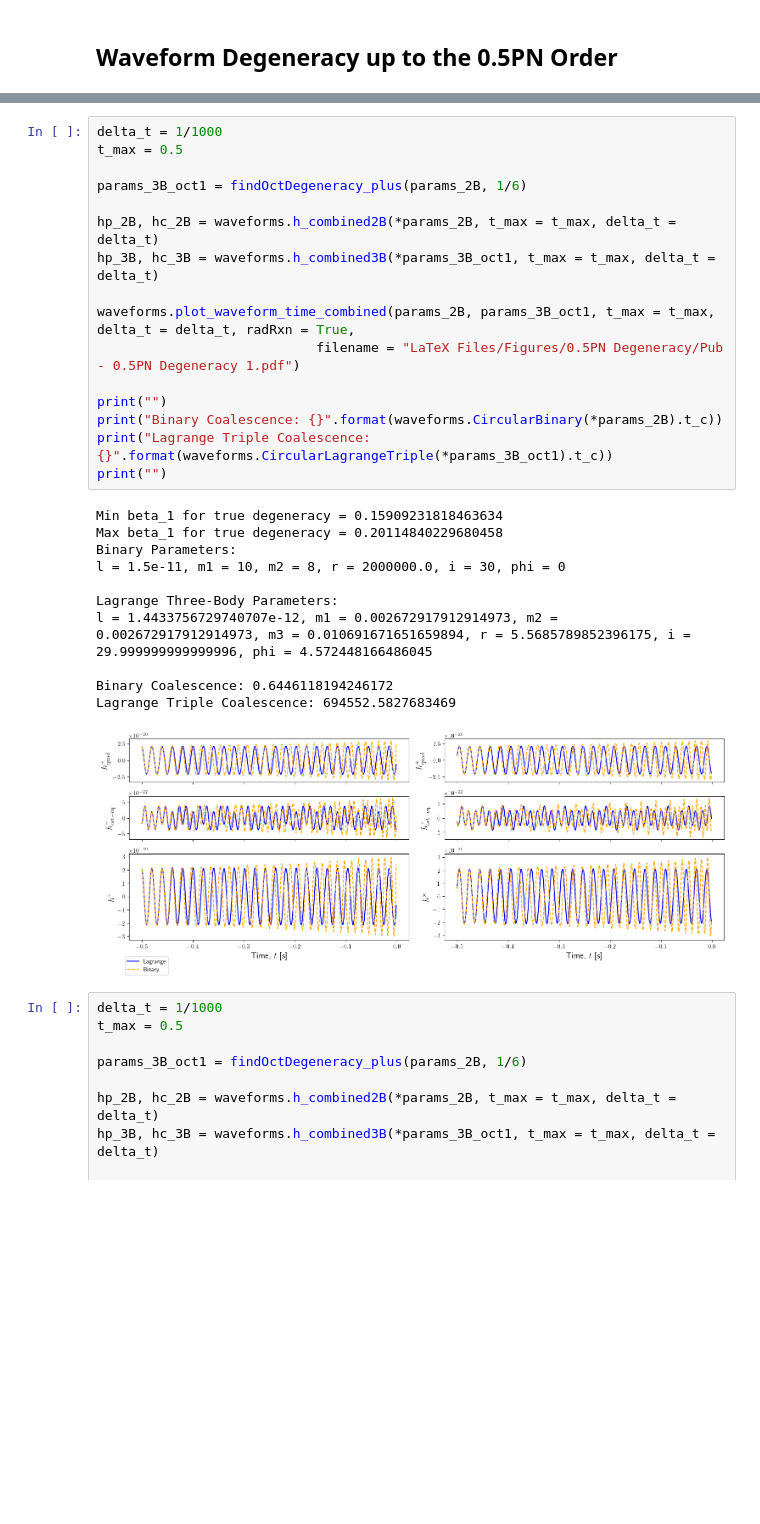
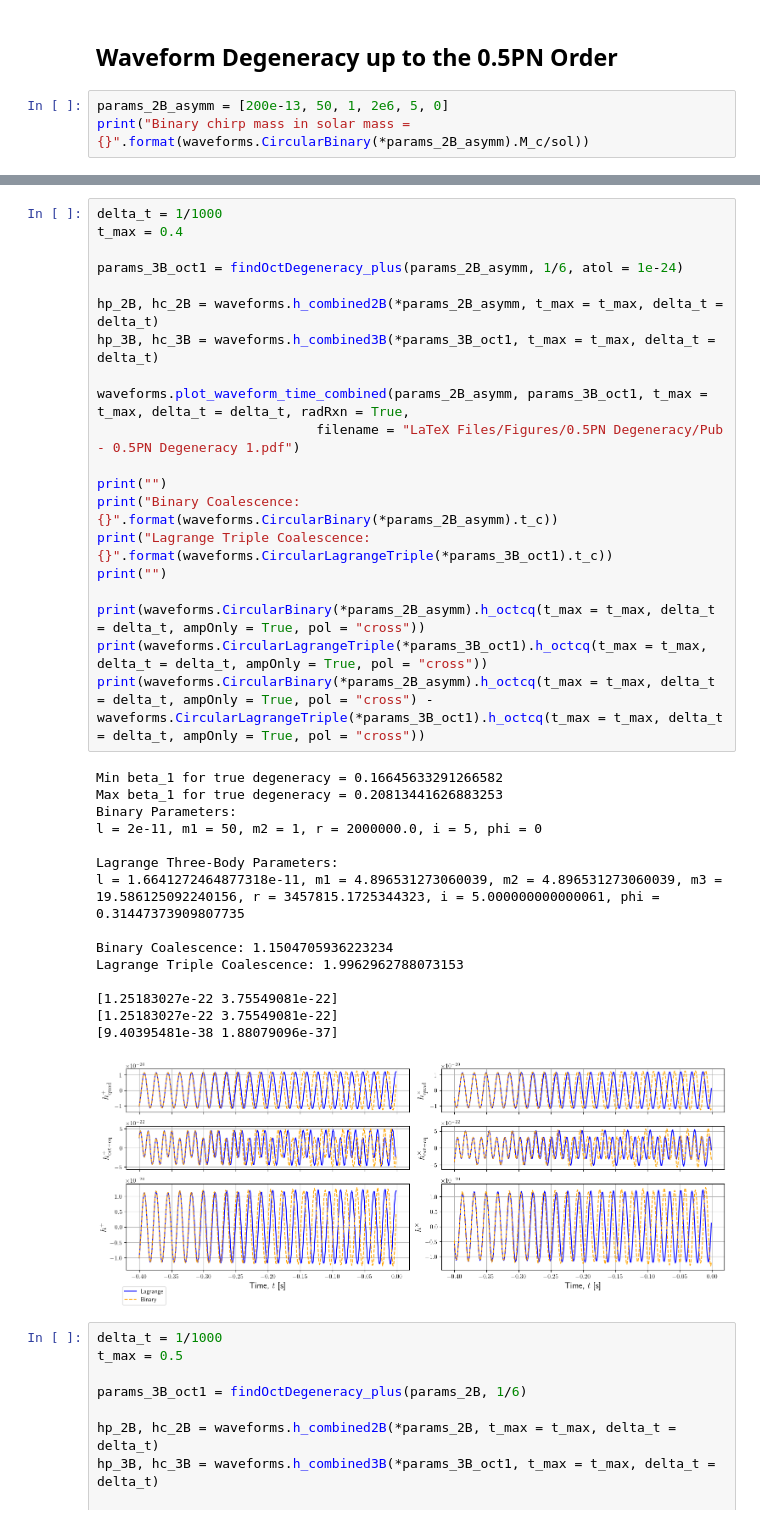
Before and after one commit to CJaimel/BinaryLagrangeDegeneracy, a Jupyter notebook: Part 2 - Simulations with LIGO Data.ipynb, the cells around one changed output, grey strips where cells are left out. Drawn from its saved outputs; the diff is of its cells as text; blank space fills up the shorter version.

```diff
--- a/Part 2 - Simulations with LIGO Data.ipynb
+++ b/Part 2 - Simulations with LIGO Data.ipynb
@@ -694,3 +837,6 @@ plt.show()
 [figure]
 # %% [markdown]
 ## Waveform Degeneracy up to the 0.5PN Order
+# %%
+params_2B_asymm = [200e-13, 50, 1, 2e6, 5, 0]
+print("Binary chirp mass in solar mass = {}".format(waveforms.CircularBinary(*params_2B_asymm).M_c/sol))
@@ -697,31 +845,39 @@ plt.show()
 # %%
 delta_t = 1/1000
-t_max = 0.5
+t_max = 0.4
 
-params_3B_oct1 = findOctDegeneracy_plus(params_2B, 1/6)
+params_3B_oct1 = findOctDegeneracy_plus(params_2B_asymm, 1/6, atol = 1e-24)
 
-hp_2B, hc_2B = waveforms.h_combined2B(*params_2B, t_max = t_max, delta_t = delta_t)
+hp_2B, hc_2B = waveforms.h_combined2B(*params_2B_asymm, t_max = t_max, delta_t = delta_t)
 hp_3B, hc_3B = waveforms.h_combined3B(*params_3B_oct1, t_max = t_max, delta_t = delta_t)
 
-waveforms.plot_waveform_time_combined(params_2B, params_3B_oct1, t_max = t_max, delta_t = delta_t, radRxn = True,
+waveforms.plot_waveform_time_combined(params_2B_asymm, params_3B_oct1, t_max = t_max, delta_t = delta_t, radRxn = True,
                             filename = "LaTeX Files/Figures/0.5PN Degeneracy/Pub - 0.5PN Degeneracy 1.pdf")
 
 print("")
-print("Binary Coalescence: {}".format(waveforms.CircularBinary(*params_2B).t_c))
+print("Binary Coalescence: {}".format(waveforms.CircularBinary(*params_2B_asymm).t_c))
 print("Lagrange Triple Coalescence: {}".format(waveforms.CircularLagrangeTriple(*params_3B_oct1).t_c))
 print("")
+
+print(waveforms.CircularBinary(*params_2B_asymm).h_octcq(t_max = t_max, delta_t = delta_t, ampOnly = True, pol = "cross"))
+print(waveforms.CircularLagrangeTriple(*params_3B_oct1).h_octcq(t_max = t_max, delta_t = delta_t, ampOnly = True, pol = "cross"))
+print(waveforms.CircularBinary(*params_2B_asymm).h_octcq(t_max = t_max, delta_t = delta_t, ampOnly = True, pol = "cross") - waveforms.CircularLagrangeTriple(*params_3B_oct1).h_octcq(t_max = t_max, delta_t = delta_t, ampOnly = True, pol = "cross"))
 # %% [output]
-Min beta_1 for true degeneracy = 0.15909231818463634
-Max beta_1 for true degeneracy = 0.20114840229680458
+Min beta_1 for true degeneracy = 0.16645633291266582
+Max beta_1 for true degeneracy = 0.20813441626883253
 Binary Parameters:
-l = 1.5e-11, m1 = 10, m2 = 8, r = 2000000.0, i = 30, phi = 0
+l = 2e-11, m1 = 50, m2 = 1, r = 2000000.0, i = 5, phi = 0
 
 Lagrange Three-Body Parameters:
-l = 1.4433756729740707e-12, m1 = 0.002672917912914973, m2 = 0.002672917912914973, m3 = 0.010691671651659894, r = 5.5685789852396175, i = 29.999999999999996, phi = 4.572448166486045
+l = 1.6641272464877318e-11, m1 = 4.896531273060039, m2 = 4.896531273060039, m3 = 19.586125092240156, r = 3457815.1725344323, i = 5.000000000000061, phi = 0.31447373909807735
 
-Binary Coalescence: 0.6446118194246172
-Lagrange Triple Coalescence: 694552.5827683469
+Binary Coalescence: 1.1504705936223234
+Lagrange Triple Coalescence: 1.9962962788073153
+
+[1.25183027e-22 3.75549081e-22]
+[1.25183027e-22 3.75549081e-22]
+[9.40395481e-38 1.88079096e-37]
-[figure, old version]
+[figure, new version]
 # %%
 delta_t = 1/1000
 t_max = 0.5
```
Also changed, not shown: parts of 10 cells of this notebook, 8 other files.
